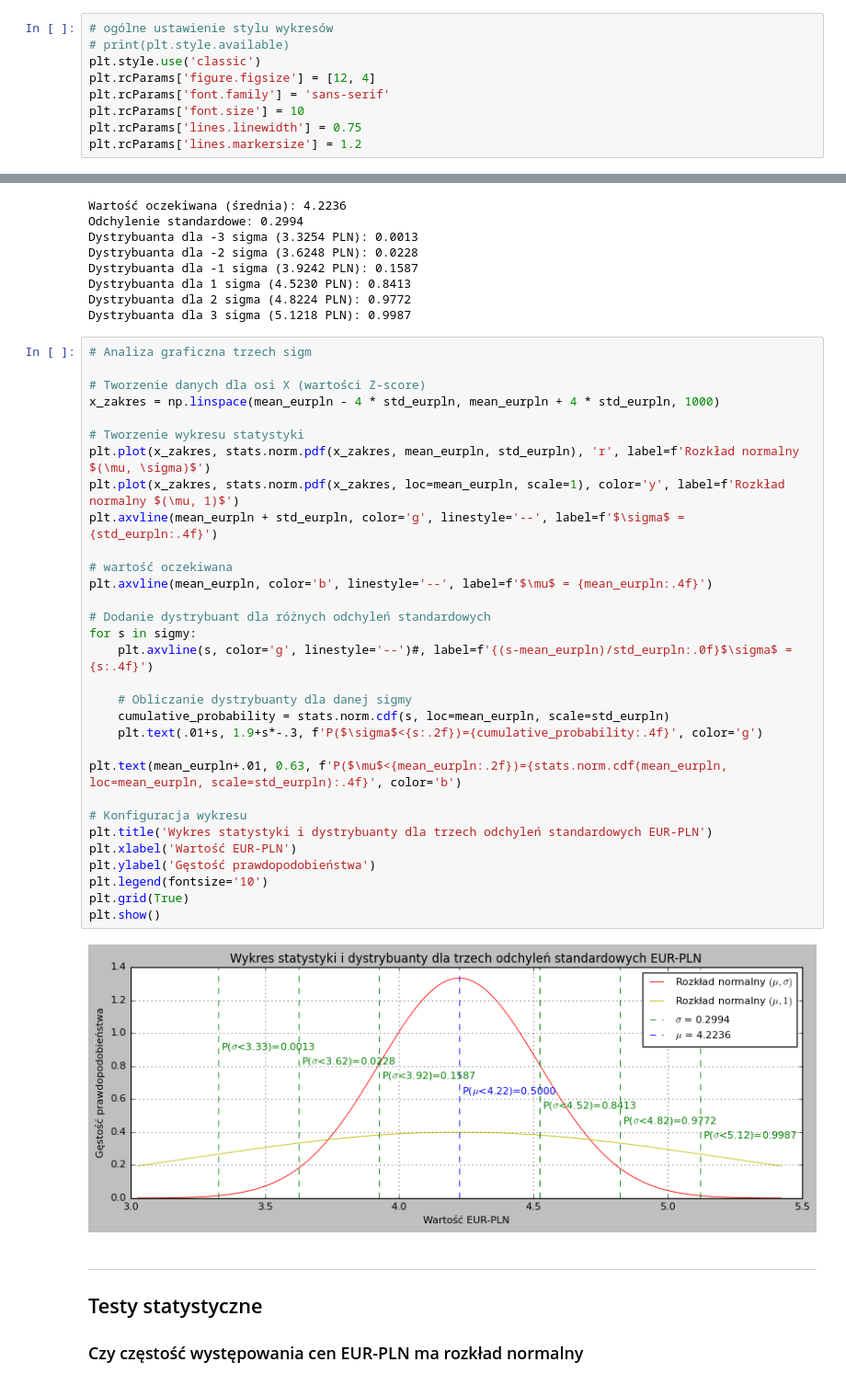
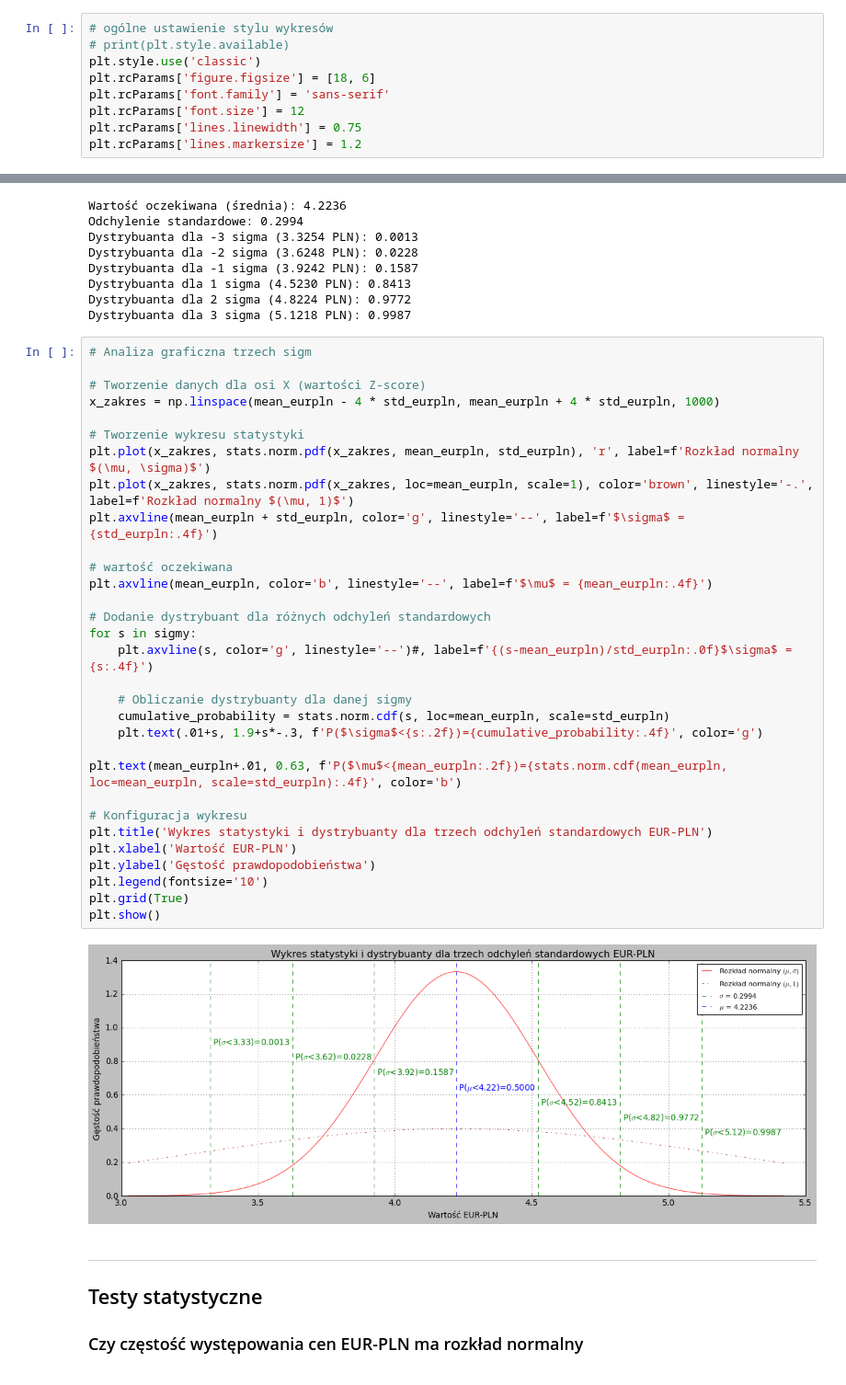
Before and after one commit to andkoc001/statistical-modeling, a Jupyter notebook: project.ipynb, the cells around one changed output, grey strips where cells are left out. Shown: that part at 92% size. Cells and saved outputs as stored; diff of their text form.

```diff
--- a/project.ipynb
+++ b/project.ipynb
@@ -123,9 +123,9 @@ ___
 # ogólne ustawienie stylu wykresów
 # print(plt.style.available)
 plt.style.use('classic')
-plt.rcParams['figure.figsize'] = [12, 4]
+plt.rcParams['figure.figsize'] = [18, 6]
 plt.rcParams['font.family'] = 'sans-serif'
-plt.rcParams['font.size'] = 10
+plt.rcParams['font.size'] = 12
 plt.rcParams['lines.linewidth'] = 0.75
 plt.rcParams['lines.markersize'] = 1.2
 # %% [markdown]
@@ -450,35 +449,35 @@ Dystrybuanta dla 3 sigma (5.1218 PLN): 0.9987
 # Analiza graficzna trzech sigm
 
 # Tworzenie danych dla osi X (wartości Z-score)
 x_zakres = np.linspace(mean_eurpln - 4 * std_eurpln, mean_eurpln + 4 * std_eurpln, 1000)
 
 # Tworzenie wykresu statystyki
 plt.plot(x_zakres, stats.norm.pdf(x_zakres, mean_eurpln, std_eurpln), 'r', label=f'Rozkład normalny $(\mu, \sigma)$')
-plt.plot(x_zakres, stats.norm.pdf(x_zakres, loc=mean_eurpln, scale=1), color='y', label=f'Rozkład normalny $(\mu, 1)$')
+plt.plot(x_zakres, stats.norm.pdf(x_zakres, loc=mean_eurpln, scale=1), color='brown', linestyle='-.', label=f'Rozkład normalny $(\mu, 1)$')
 plt.axvline(mean_eurpln + std_eurpln, color='g', linestyle='--', label=f'$\sigma$ = {std_eurpln:.4f}')
 
 # wartość oczekiwana
 plt.axvline(mean_eurpln, color='b', linestyle='--', label=f'$\mu$ = {mean_eurpln:.4f}')
 
 # Dodanie dystrybuant dla różnych odchyleń standardowych
 for s in sigmy:
     plt.axvline(s, color='g', linestyle='--')#, label=f'{(s-mean_eurpln)/std_eurpln:.0f}$\sigma$ = {s:.4f}')
 
     # Obliczanie dystrybuanty dla danej sigmy
     cumulative_probability = stats.norm.cdf(s, loc=mean_eurpln, scale=std_eurpln)
     plt.text(.01+s, 1.9+s*-.3, f'P($\sigma$<{s:.2f})={cumulative_probability:.4f}', color='g')
 
 plt.text(mean_eurpln+.01, 0.63, f'P($\mu$<{mean_eurpln:.2f})={stats.norm.cdf(mean_eurpln, loc=mean_eurpln, scale=std_eurpln):.4f}', color='b')
 
 # Konfiguracja wykresu
 plt.title('Wykres statystyki i dystrybuanty dla trzech odchyleń standardowych EUR-PLN')
 plt.xlabel('Wartość EUR-PLN')
 plt.ylabel('Gęstość prawdopodobieństwa')
 plt.legend(fontsize='10')
 plt.grid(True)
 plt.show()
 # %% [output]
-[figure, old version]
+[figure, new version]
 # %% [markdown]
 ___
 ## Testy statystyczne
```
Also changed, not shown: parts of 15 cells of this notebook.
